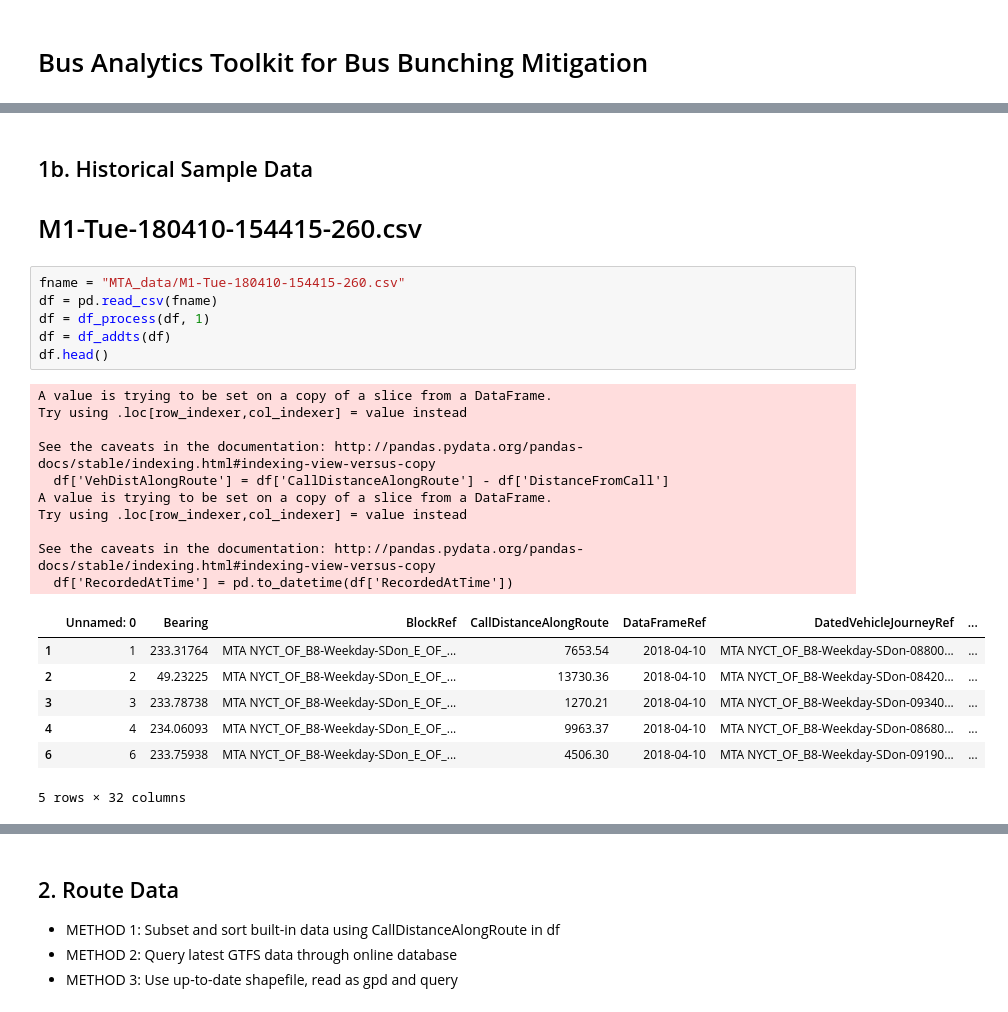
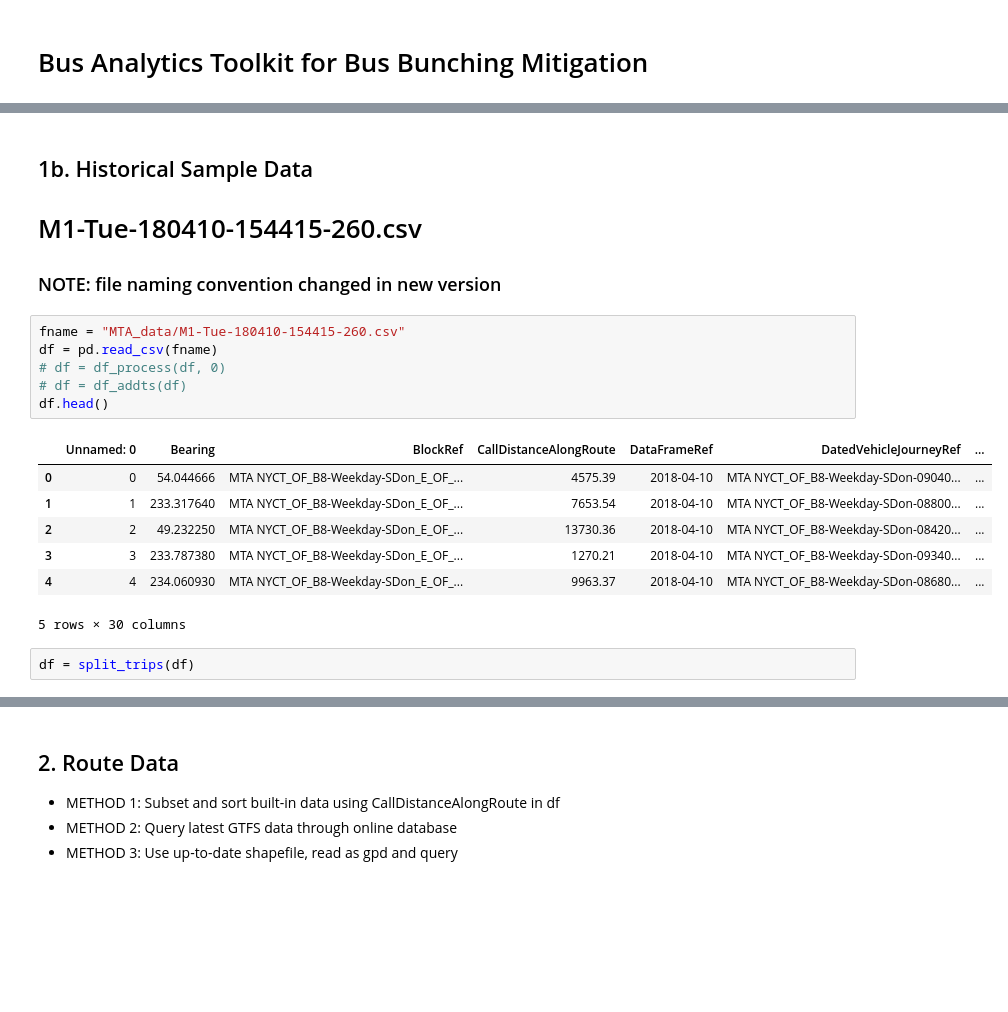
Before and after one commit to ywnch/buskit, a Jupyter notebook: sandbox_main.ipynb, the cells around one changed output, grey strips where cells are left out. Cells and saved outputs as stored; diff of their text form; blank space fills up the shorter version.

```diff
--- a/sandbox_main.ipynb
+++ b/sandbox_main.ipynb
@@ -122,27 +120,20 @@ KeyboardInterrupt:
 # %% [markdown]
 ## 1b. Historical Sample Data
 # M1-Tue-180410-154415-260.csv
+### NOTE: file naming convention changed in new version
 # %%
 fname = "MTA_data/M1-Tue-180410-154415-260.csv"
 df = pd.read_csv(fname)
-df = df_process(df, 1)
-df = df_addts(df)
+# df = df_process(df, 0)
+# df = df_addts(df)
 df.head()
 # %% [output]
+|  | Unnamed: 0 | Bearing | BlockRef | CallDistanceAlongRoute | DataFrameRef | DatedVehicleJourneyRef | ... |
+| 0 | 0 | 54.044666 | MTA NYCT_OF_B8-Weekday-SDon_E_OF_... | 4575.39 | 2018-04-10 | MTA NYCT_OF_B8-Weekday-SDon-09040... | ... |
+| 1 | 1 | 233.317640 | MTA NYCT_OF_B8-Weekday-SDon_E_OF_... | 7653.54 | 2018-04-10 | MTA NYCT_OF_B8-Weekday-SDon-08800... | ... |
+| 2 | 2 | 49.232250 | MTA NYCT_OF_B8-Weekday-SDon_E_OF_... | 13730.36 | 2018-04-10 | MTA NYCT_OF_B8-Weekday-SDon-08420... | ... |
+| 3 | 3 | 233.787380 | MTA NYCT_OF_B8-Weekday-SDon_E_OF_... | 1270.21 | 2018-04-10 | MTA NYCT_OF_B8-Weekday-SDon-09340... | ... |
+| 4 | 4 | 234.060930 | MTA NYCT_OF_B8-Weekday-SDon_E_OF_... | 9963.37 | 2018-04-10 | MTA NYCT_OF_B8-Weekday-SDon-08680... | ... |
-A value is trying to be set on a copy of a slice from a DataFrame.
-Try using .loc[row_indexer,col_indexer] = value instead
-
-See the caveats in the documentation: http://pandas.pydata.org/pandas-docs/stable/indexing.html#indexing-view-versus-copy
-  df['VehDistAlongRoute'] = df['CallDistanceAlongRoute'] - df['DistanceFromCall']
-A value is trying to be set on a copy of a slice from a DataFrame.
-Try using .loc[row_indexer,col_indexer] = value instead
-
-See the caveats in the documentation: http://pandas.pydata.org/pandas-docs/stable/indexing.html#indexing-view-versus-copy
-  df['RecordedAtTime'] = pd.to_datetime(df['RecordedAtTime'])
+5 rows × 30 columns
-|  | Unnamed: 0 | Bearing | BlockRef | CallDistanceAlongRoute | DataFrameRef | DatedVehicleJourneyRef | ... |
-| 1 | 1 | 233.31764 | MTA NYCT_OF_B8-Weekday-SDon_E_OF_... | 7653.54 | 2018-04-10 | MTA NYCT_OF_B8-Weekday-SDon-08800... | ... |
-| 2 | 2 | 49.23225 | MTA NYCT_OF_B8-Weekday-SDon_E_OF_... | 13730.36 | 2018-04-10 | MTA NYCT_OF_B8-Weekday-SDon-08420... | ... |
-| 3 | 3 | 233.78738 | MTA NYCT_OF_B8-Weekday-SDon_E_OF_... | 1270.21 | 2018-04-10 | MTA NYCT_OF_B8-Weekday-SDon-09340... | ... |
-| 4 | 4 | 234.06093 | MTA NYCT_OF_B8-Weekday-SDon_E_OF_... | 9963.37 | 2018-04-10 | MTA NYCT_OF_B8-Weekday-SDon-08680... | ... |
-| 6 | 6 | 233.75938 | MTA NYCT_OF_B8-Weekday-SDon_E_OF_... | 4506.30 | 2018-04-10 | MTA NYCT_OF_B8-Weekday-SDon-09190... | ... |
-5 rows × 32 columns
+# %%
+df = split_trips(df)
```
Also changed, not shown: parts of 14 cells of this notebook, 12 other files.
